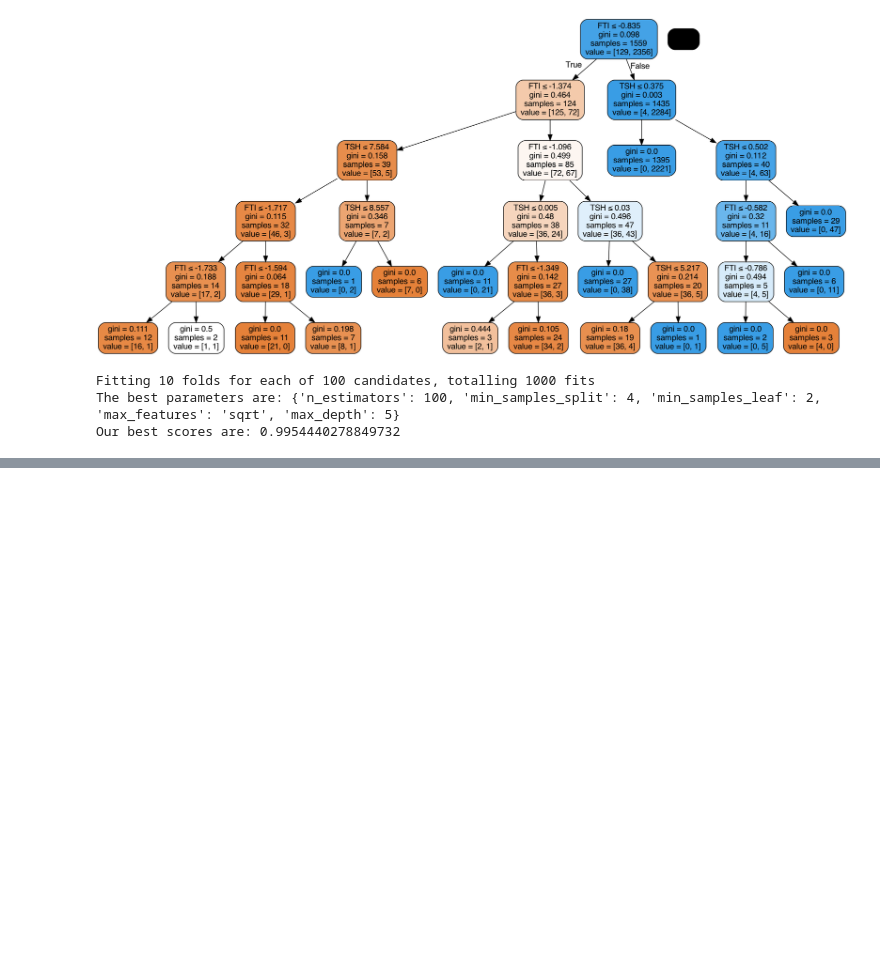
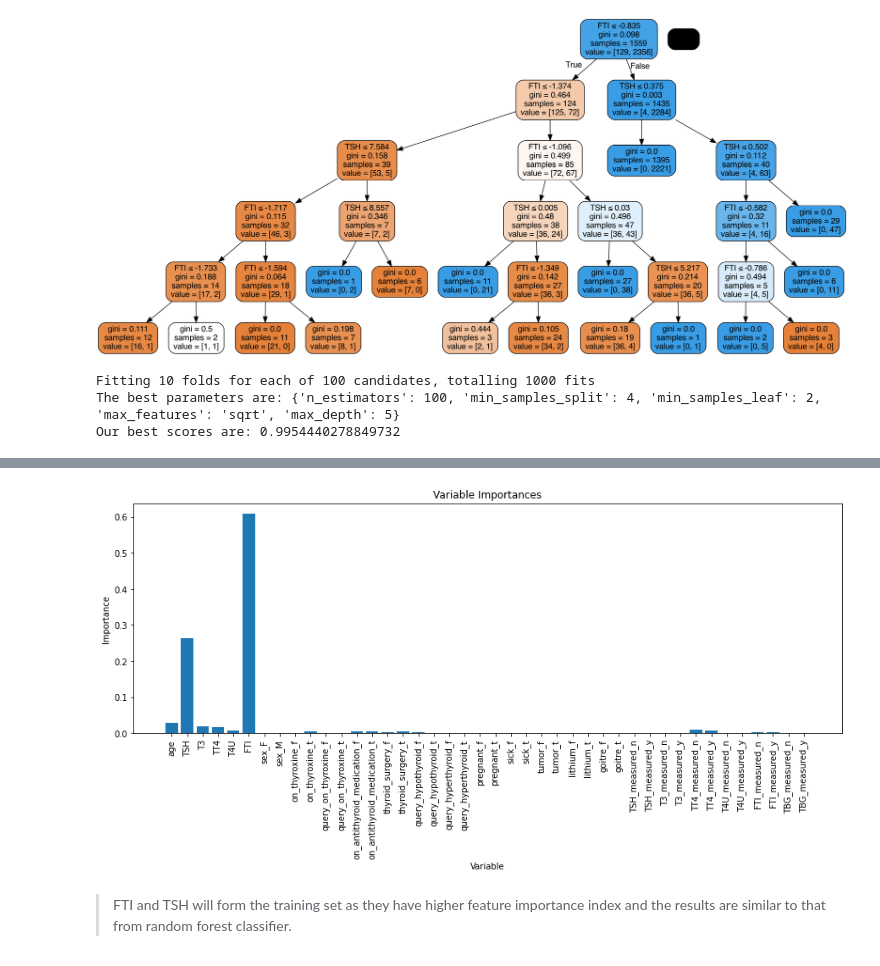
Before and after one commit to stogaja/Python-ML-Projects, a Jupyter notebook: Decision-Trees-&-SVM-Nairobi-Hospital/app.ipynb, the cells around one changed output, grey strips where cells are left out. Saved outputs shown, nothing was run; the diff lists cells and outputs as text; code cells hidden in the pictures; blank space fills up the shorter version.

```diff
--- a/Decision-Trees-&-SVM-Nairobi-Hospital/app.ipynb
+++ b/Decision-Trees-&-SVM-Nairobi-Hospital/app.ipynb
@@ -1008,0 +1117,12 @@ Random_Forest_Classifier(X1_train, X1_test, y1_train, y1_test, leaf, maxf, estim
+# %%
+# Gradient Bppsting Feature Importance
+n = 300
+lrate = 0.1
+depth = 5
+split = 2
+f = X.columns.tolist()
+Importances_Class(X_train, X_test, y_train, y_test, f, n, lrate,  depth, split)
+# %% [output]
+[figure, added]
+# %% [markdown]
+> FTI and TSH will form the training set as they have higher feature importance index and the results are similar to that from random forest classifier.
```
Also changed, not shown: parts of 8 cells of this notebook.
